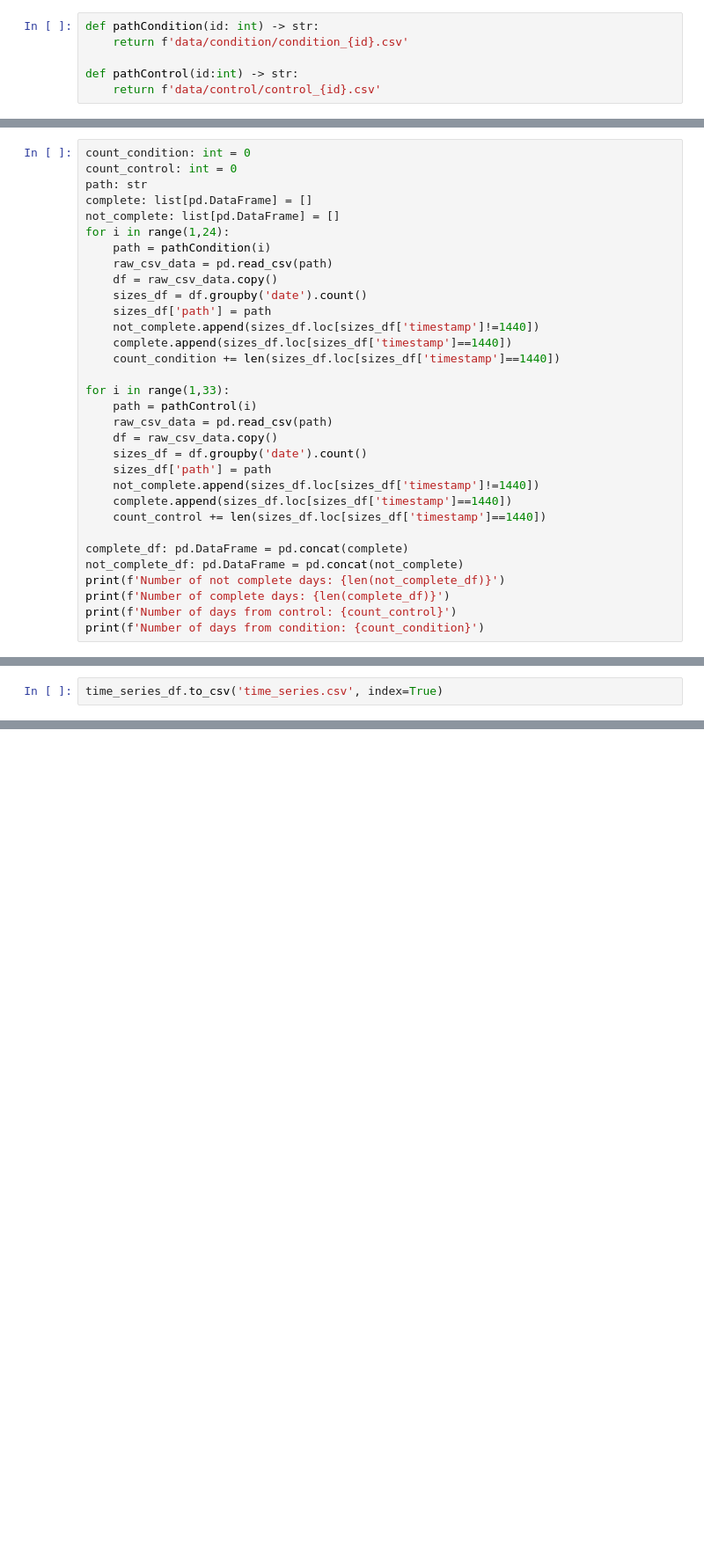
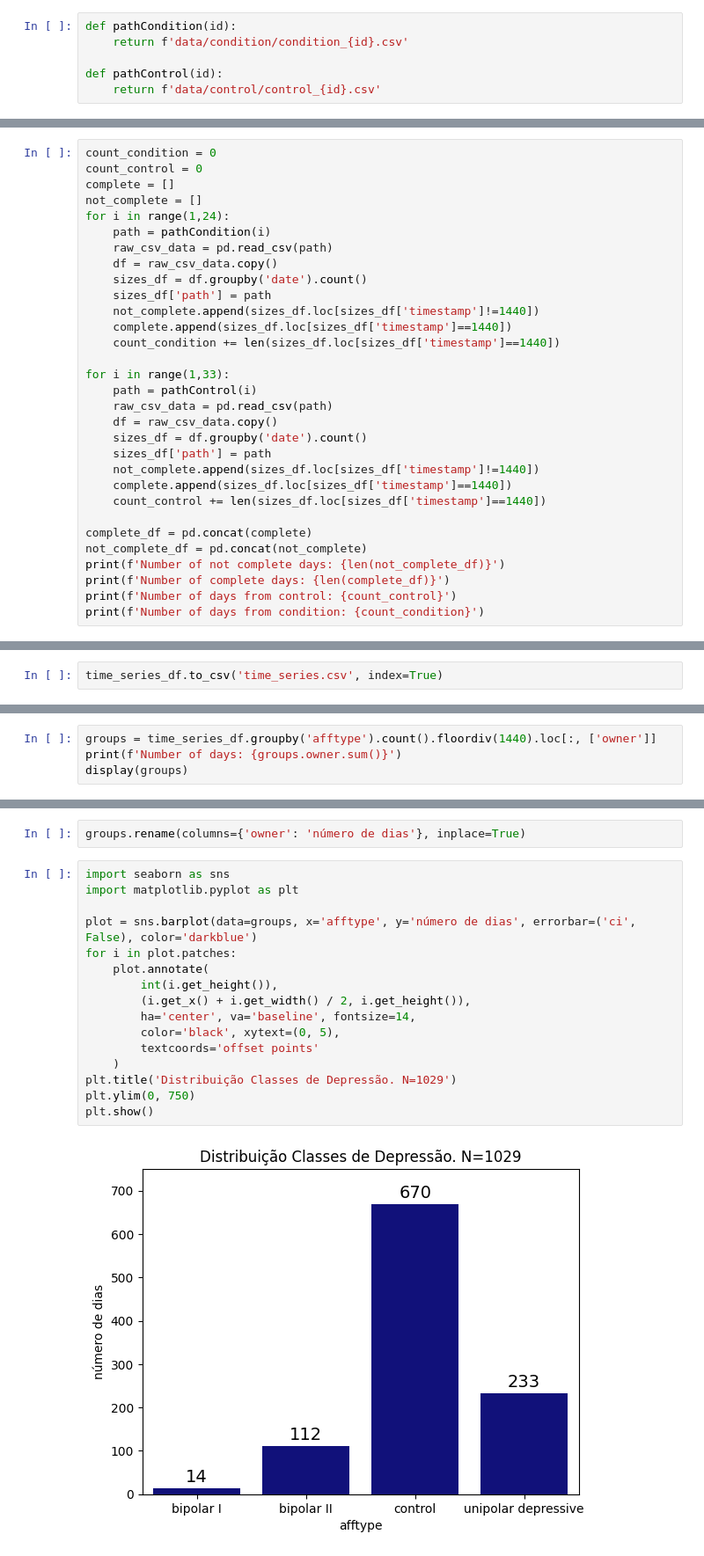
Before and after one commit to GuiFigueired0/Trabalho-Final---INF420, a Jupyter notebook: JoiningDatasets.ipynb, the cells around one changed output, grey strips where cells are left out. Shown: that part at 88% size. Drawn from its saved outputs; the diff is of its cells as text; blank space fills up the shorter version.

Commit message:
Ajusting classification groups

```diff
--- a/JoiningDatasets.ipynb
+++ b/JoiningDatasets.ipynb
@@ -76,20 +76,19 @@ scores_df.fillna(0, inplace=True)
 # %% [markdown]
 ## Funções auxiliares
 # %%
-def pathCondition(id: int) -> str:
+def pathCondition(id):
     return f'data/condition/condition_{id}.csv'
 
-def pathControl(id:int) -> str:
+def pathControl(id):
     return f'data/control/control_{id}.csv'
 # %% [markdown]
 ## Separando os datasets em time series (uma por dia)
 Os dias não completos, ou seja, sem 1440 instâncias, não serão utilizados.
 # %%
-count_condition: int = 0
-count_control: int = 0
-path: str
-complete: list[pd.DataFrame] = []
-not_complete: list[pd.DataFrame] = []
+count_condition = 0
+count_control = 0
+complete = []
+not_complete = []
 for i in range(1,24):
     path = pathCondition(i)
     raw_csv_data = pd.read_csv(path)
@@ -110,8 +109,8 @@ for i in range(1,33):
     complete.append(sizes_df.loc[sizes_df['timestamp']==1440])
     count_control += len(sizes_df.loc[sizes_df['timestamp']==1440])
 
-complete_df: pd.DataFrame = pd.concat(complete)
-not_complete_df: pd.DataFrame = pd.concat(not_complete)
+complete_df = pd.concat(complete)
+not_complete_df = pd.concat(not_complete)
 print(f'Number of not complete days: {len(not_complete_df)}')
 print(f'Number of complete days: {len(complete_df)}')
 print(f'Number of days from control: {count_control}')
@@ -208,0 +178,4 @@ time_series_df.to_csv('time_series.csv', index=True)
+# %%
+groups = time_series_df.groupby('afftype').count().floordiv(1440).loc[:, ['owner']]
+print(f'Number of days: {groups.owner.sum()}')
+display(groups)
@@ -208,0 +190,20 @@ time_series_df.to_csv('time_series.csv', index=True)
+# %%
+groups.rename(columns={'owner': 'número de dias'}, inplace=True)
+# %%
+import seaborn as sns
+import matplotlib.pyplot as plt
+
+plot = sns.barplot(data=groups, x='afftype', y='número de dias', errorbar=('ci', False), color='darkblue')
+for i in plot.patches:
+    plot.annotate(
+        int(i.get_height()),
+        (i.get_x() + i.get_width() / 2, i.get_height()),
+        ha='center', va='baseline', fontsize=14,
+        color='black', xytext=(0, 5),
+        textcoords='offset points'
+    )
+plt.title('Distribuição Classes de Depressão. N=1029')
+plt.ylim(0, 750)
+plt.show()
+# %% [output]
+[figure, added]
```
Also changed, not shown: parts of 4 cells of this notebook, 1 other file.
